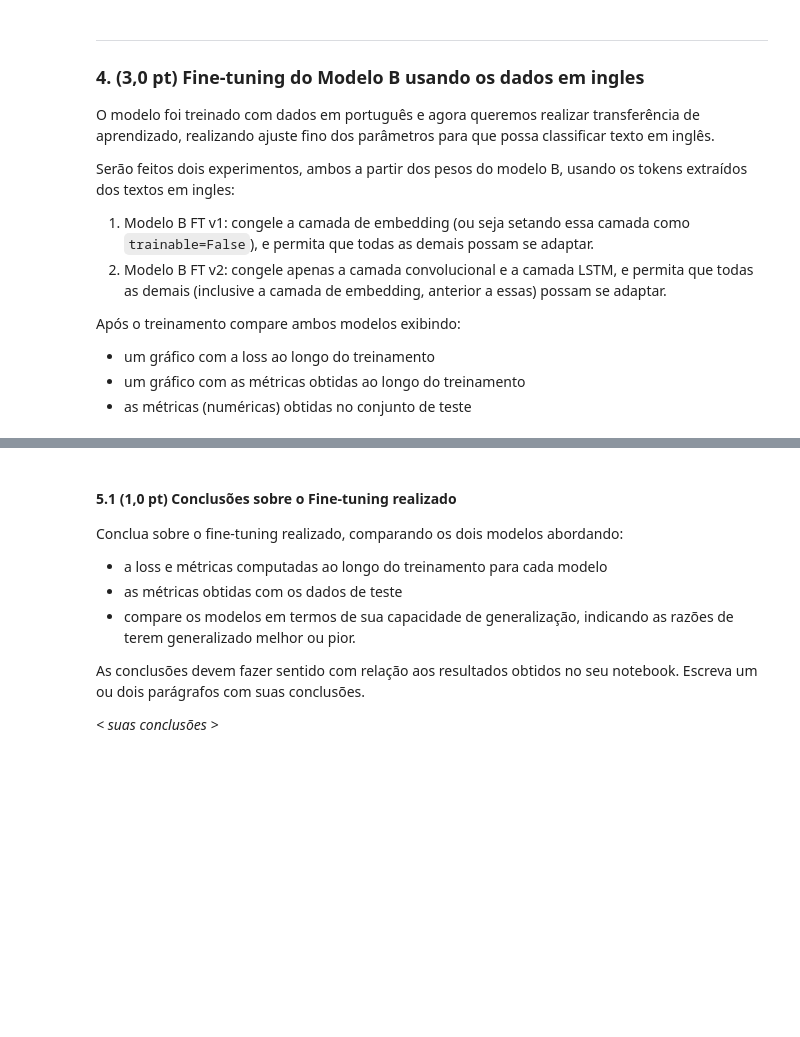
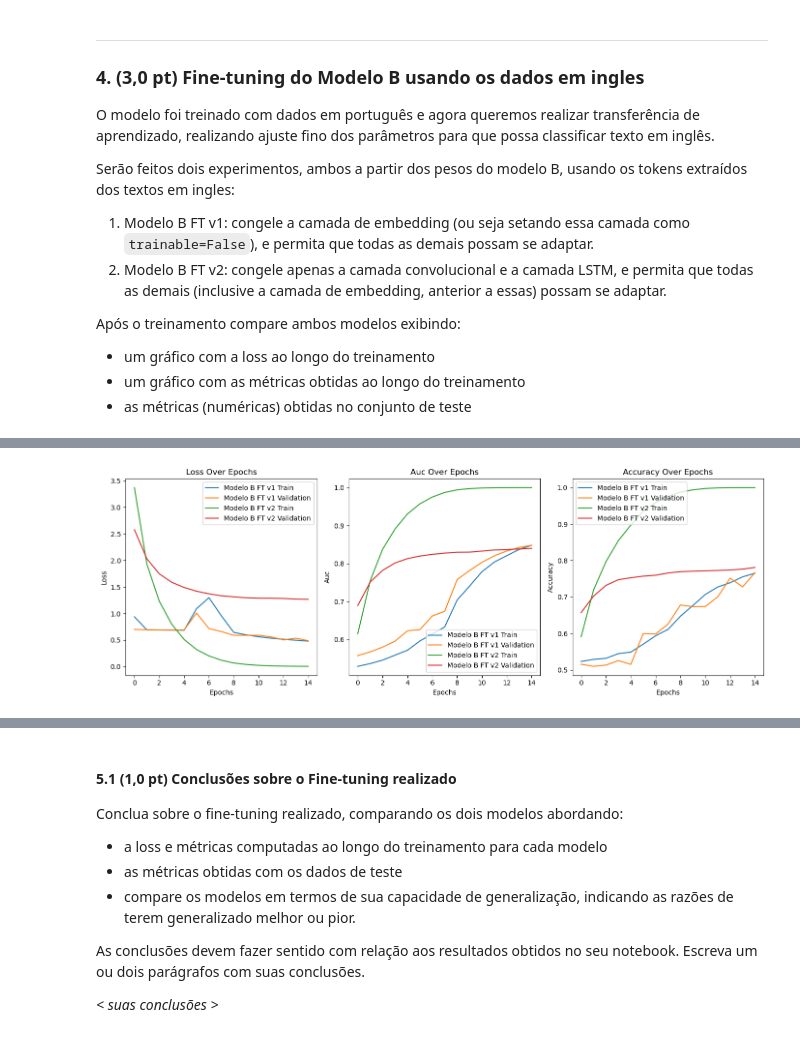
Before and after one commit to DiogoHSM/RNAP_Avaliacao, a Jupyter notebook: DiogoMartins_RNAP.ipynb, the cells around one changed output, grey strips where cells are left out. Cells and saved outputs as stored; diff of their text form; code cells hidden in the pictures; blank space fills up the shorter version.

```diff
--- a/DiogoMartins_RNAP.ipynb
+++ b/DiogoMartins_RNAP.ipynb
@@ -520,0 +596,27 @@ Após o treinamento compare ambos modelos exibindo:
+# %%
+# visualiza loss de treinamento dos modelos
+
+# Função para plotar métricas
+import matplotlib.pyplot as plt
+def plot_metrics(histories, metrics, labels):
+    plt.figure(figsize=(14, 5))
+    for i, metric in enumerate(metrics):
+        plt.subplot(1, len(metrics), i + 1)
+        for history, label in zip(histories, labels):
+            plt.plot(history.history[metric], label=f'{label} Train')
+            plt.plot(history.history[f'val_{metric}'], label=f'{label} Validation')
+        plt.title(f'{metric.capitalize()} Over Epochs')
+        plt.xlabel('Epochs')
+        plt.ylabel(metric.capitalize())
+        plt.legend()
+    plt.tight_layout()
+    plt.show()
+
+# Plotar gráficos de loss e métricas
+plot_metrics(
+    histories=[history_FT_v1, history_FT_v2],
+    metrics=['loss', 'auc', 'accuracy'],
+    labels=['Modelo B FT v1', 'Modelo B FT v2']
+)
+# %% [output]
+[figure, added]
```
Also changed, not shown: parts of 25 cells of this notebook.
